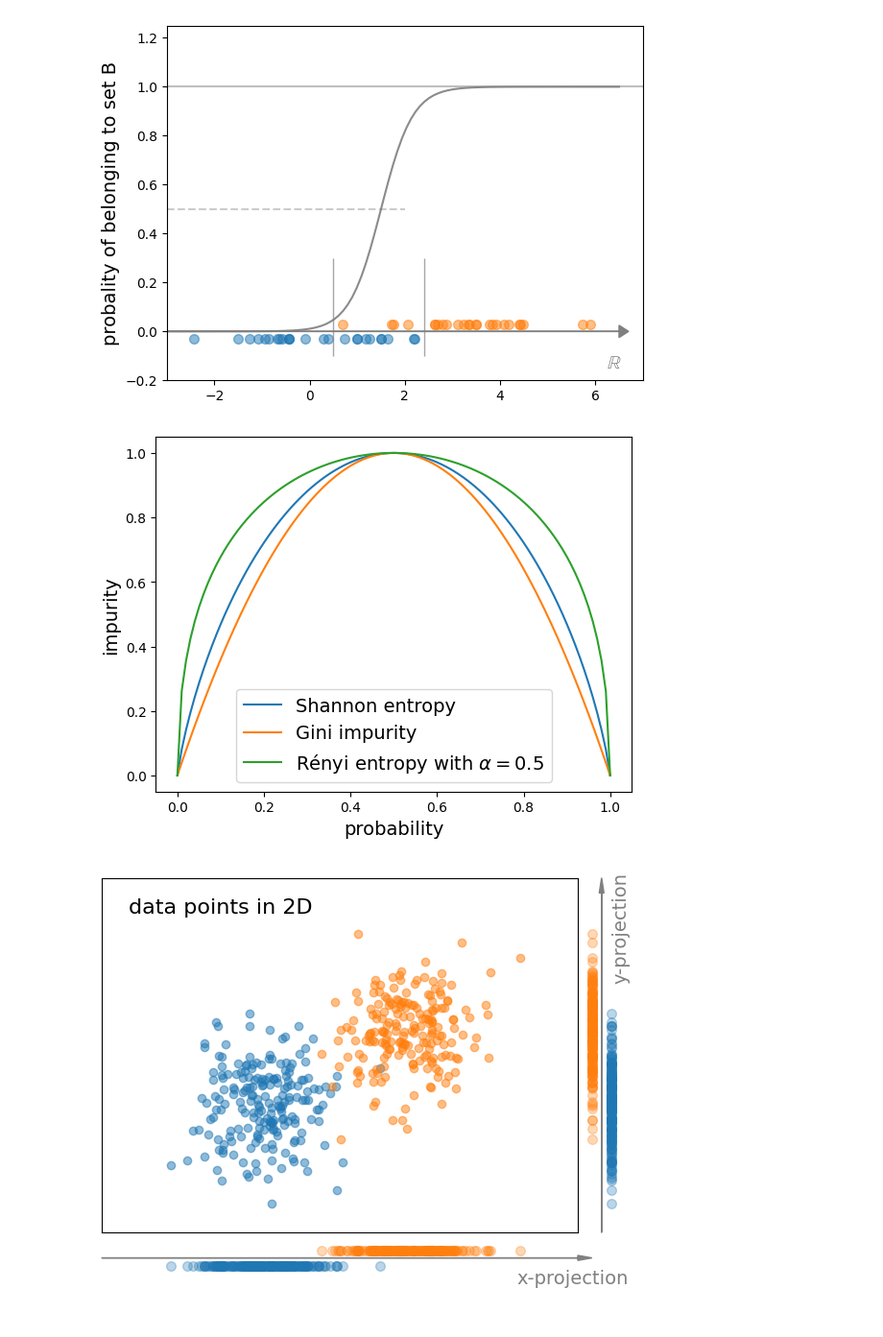
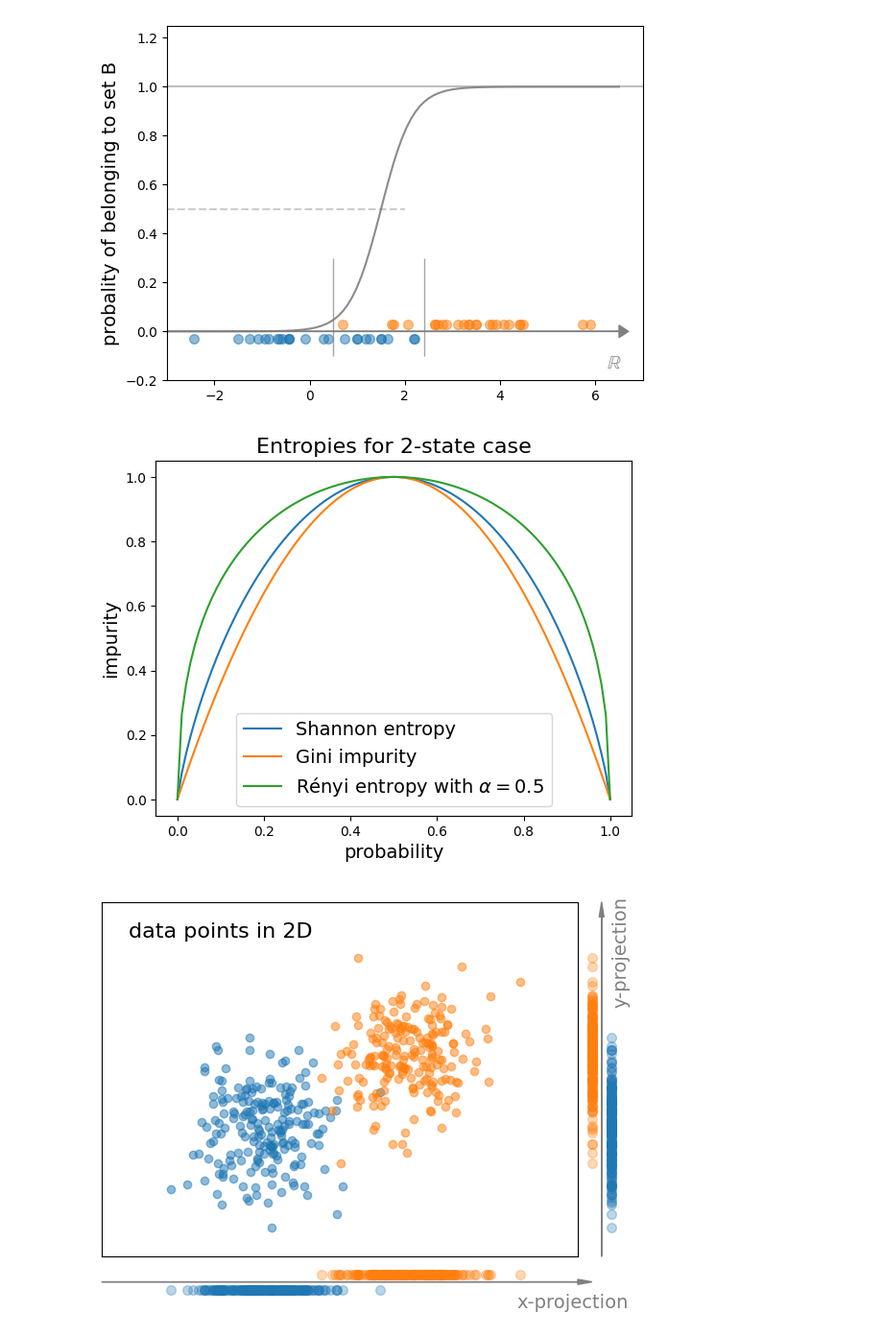
Before and after one commit to ajakovac/ML-in-Practice-I, a Jupyter notebook: calculations.ipynb, the cells around one changed output. Shown at 96% size. Cells and saved outputs as stored; diff of their text form; code cells hidden in the pictures.

```diff
--- a/calculations.ipynb
+++ b/calculations.ipynb
@@ -231,25 +231,26 @@ plt.show()
 # %%
 def renyi_distribution(alpha):
     def f(p):
         if alpha == 1:
             return -p*np.log2(p+1e-10)-(1-p)*np.log2(1-p+1e-10)
         else:
             return 1/(1-alpha)*np.log2(p**alpha + (1-p)**alpha)
     return f
 
 p = np.linspace(0,1,101)
 fig,ax = plt.subplots()
 ax.plot(p, -p*np.log2(p+1e-10)-(1-p)*np.log2(1-p+1e-10), label='Shannon entropy')
 ax.plot(p, 4*p*(1-p), label='Gini impurity')
 R = renyi_distribution(0.5)
 ax.plot(p, R(p), label=r'Rényi entropy with $\alpha=0.5$')
 ax.set_xlabel('probability', fontsize=14)
 ax.set_ylabel('impurity', fontsize=14)
+ax.set_title('Entropies for 2-state case', fontsize=16)
 ax.legend(fontsize=14)
 fig.savefig('Pics/impurity_measures.pdf', transparent=True)
 plt.show()
 # %% [output]
-[figure, old version]
+[figure, new version]
 # %%
 np.random.seed(122)
 Npoints = 200
```
Also changed, not shown: parts of 1 cell of this notebook, 3 other files.
